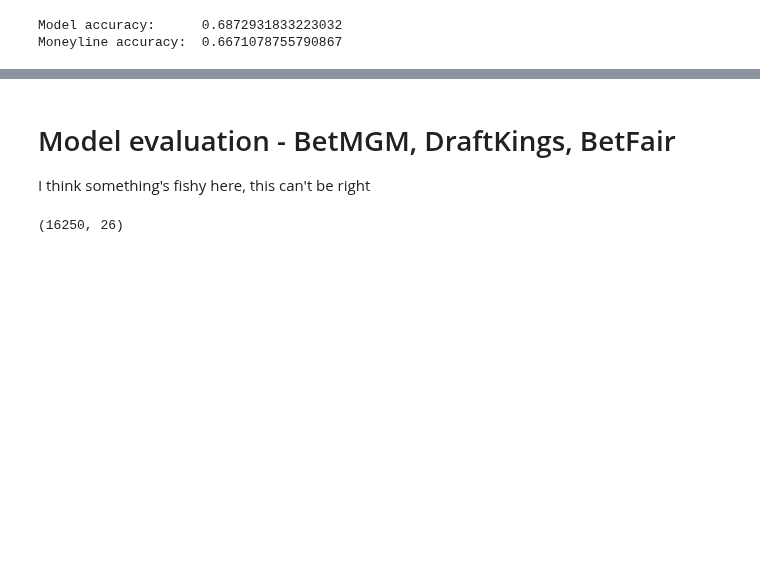
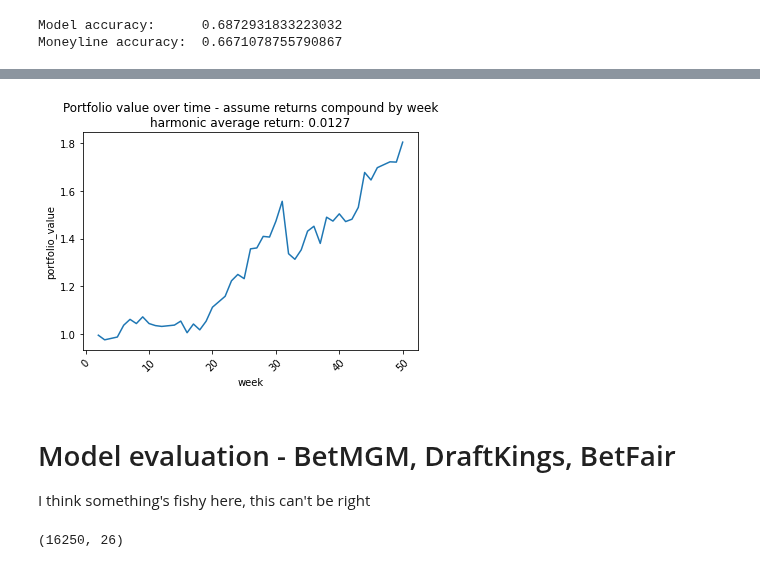
Before and after one commit to John-Curcio/sports, a Jupyter notebook: EXPERIMENTS/2023-04-10_base_template.ipynb, the cells around one changed output, grey strips where cells are left out. Cells and saved outputs as stored; diff of their text form; code cells hidden in the pictures; blank space fills up the shorter version.

```diff
--- a/EXPERIMENTS/2023-04-10_base_template.ipynb
+++ b/EXPERIMENTS/2023-04-10_base_template.ipynb
@@ -771,3 +782,10 @@ non-ufc winnings
+# %%
+kelly_pm1 = MultiKellyPortfolioManager(max_bankroll_fraction=0.05, **kwargs)
+ts1 = TradingSimulator(kelly_pm1, **kwargs)
+ts1.simulate_trading(preds_df.query("is_ufc == 1"), bet_ts_col="week", payout_ts_col="week")
+ts1.plot_diagnostics()
+# %% [output]
+[figure, added]
 # %% [markdown]
 # Model evaluation - BetMGM, DraftKings, BetFair
 
```
Also changed, not shown: parts of 12 cells of this notebook, 1 other file.
